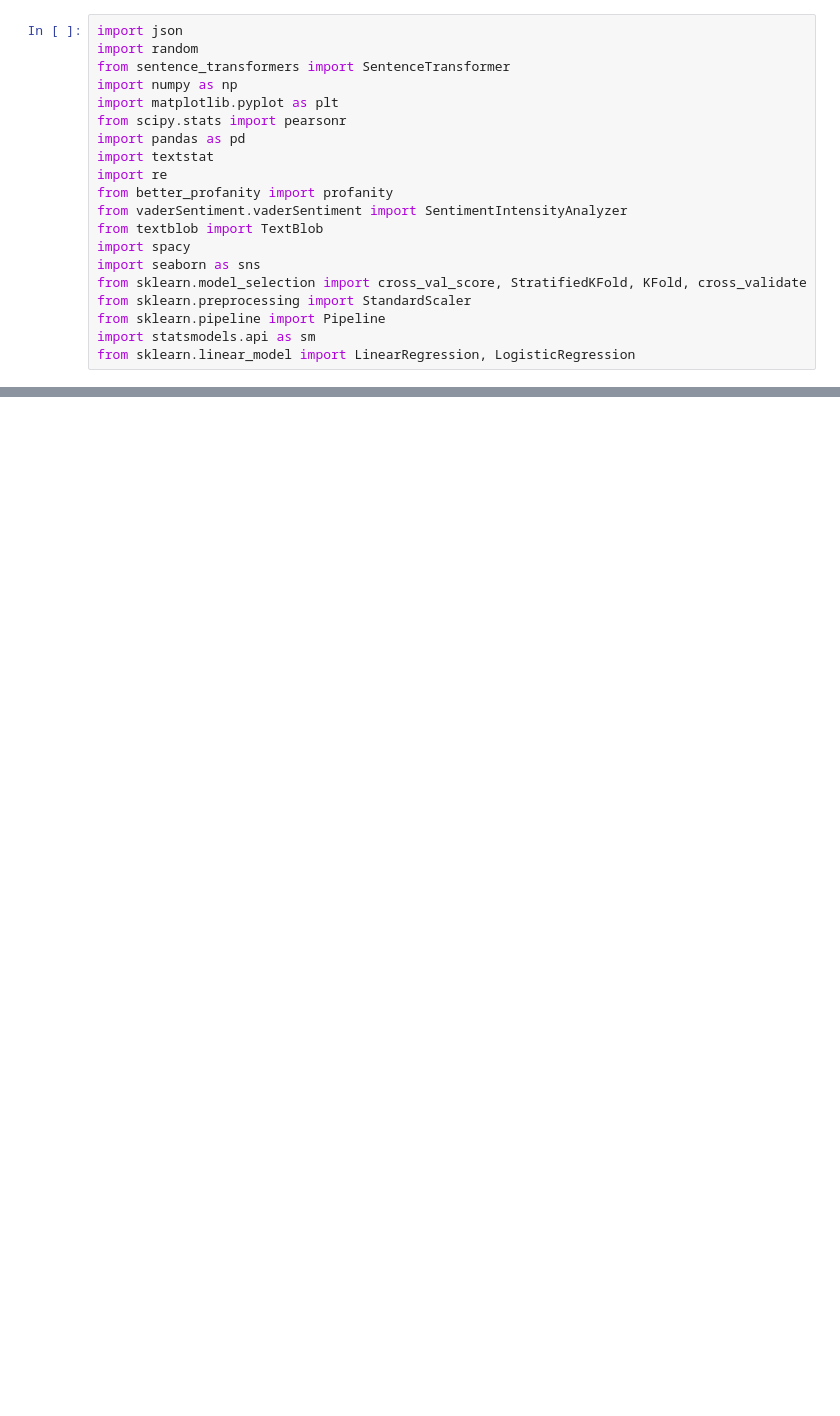
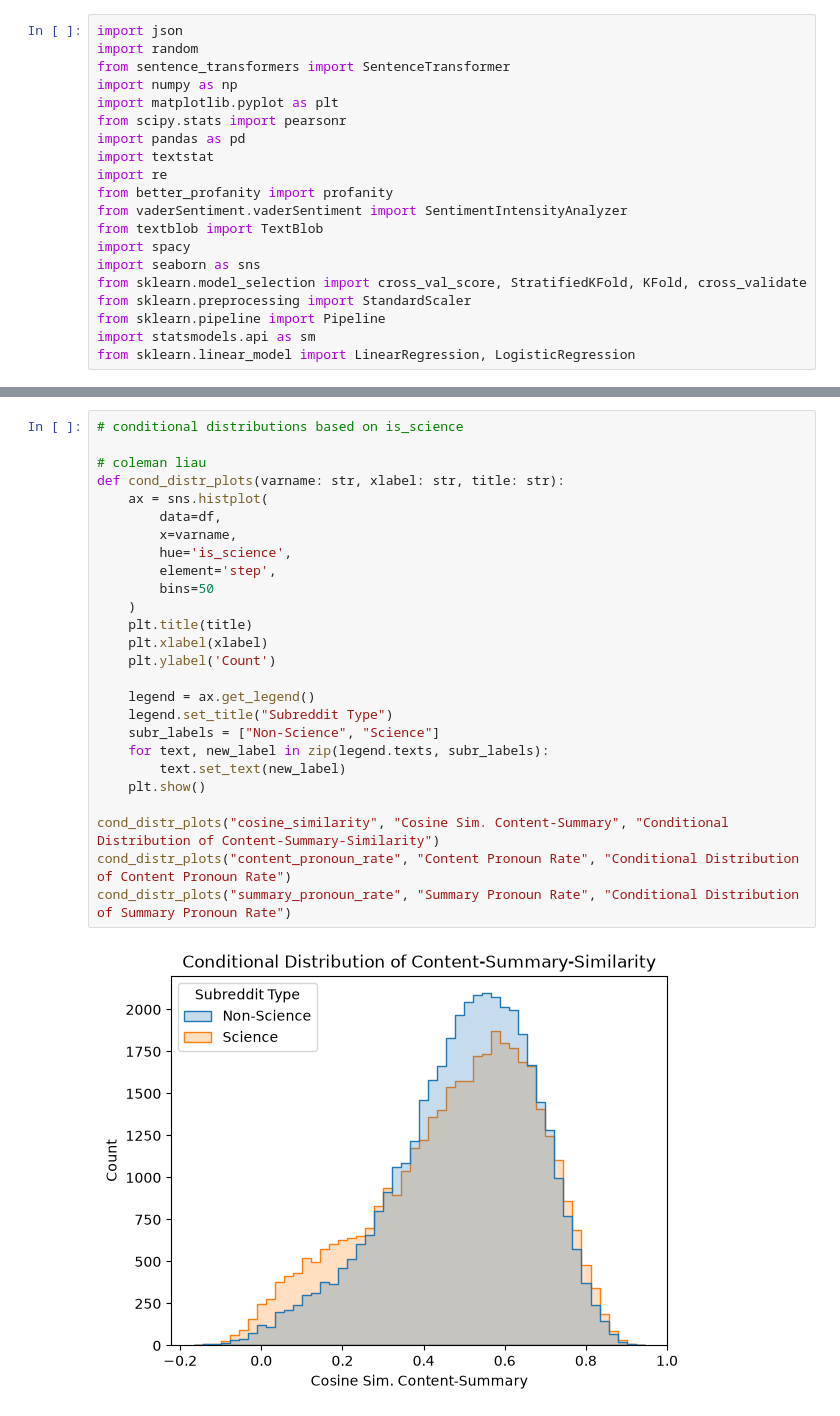
Before and after one commit to LudwigAKunz/docana-project-report, a Jupyter notebook: code/analysis.ipynb, the cells around one changed output, grey strips where cells are left out. Saved outputs shown, nothing was run; the diff lists cells and outputs as text; blank space fills up the shorter version.

```diff
--- a/code/analysis.ipynb
+++ b/code/analysis.ipynb
@@ -36,0 +103,28 @@ df = pd.read_pickle("../data/data_final_features.pkl")
+# %%
+# conditional distributions based on is_science
+
+# coleman liau
+def cond_distr_plots(varname: str, xlabel: str, title: str):
+    ax = sns.histplot(
+        data=df,
+        x=varname,
+        hue='is_science',
+        element='step',
+        bins=50
+    )
+    plt.title(title)
+    plt.xlabel(xlabel)
+    plt.ylabel('Count')
+
+    legend = ax.get_legend()
+    legend.set_title("Subreddit Type")
+    subr_labels = ["Non-Science", "Science"]
+    for text, new_label in zip(legend.texts, subr_labels):
+        text.set_text(new_label)
+    plt.show()
+
+cond_distr_plots("cosine_similarity", "Cosine Sim. Content-Summary", "Conditional Distribution of Content-Summary-Similarity")
+cond_distr_plots("content_pronoun_rate", "Content Pronoun Rate", "Conditional Distribution of Content Pronoun Rate")
+cond_distr_plots("summary_pronoun_rate", "Summary Pronoun Rate", "Conditional Distribution of Summary Pronoun Rate")
+# %% [output]
+[figure, added]
```
Also changed, not shown: parts of 9 cells of this notebook, 3 other files.
